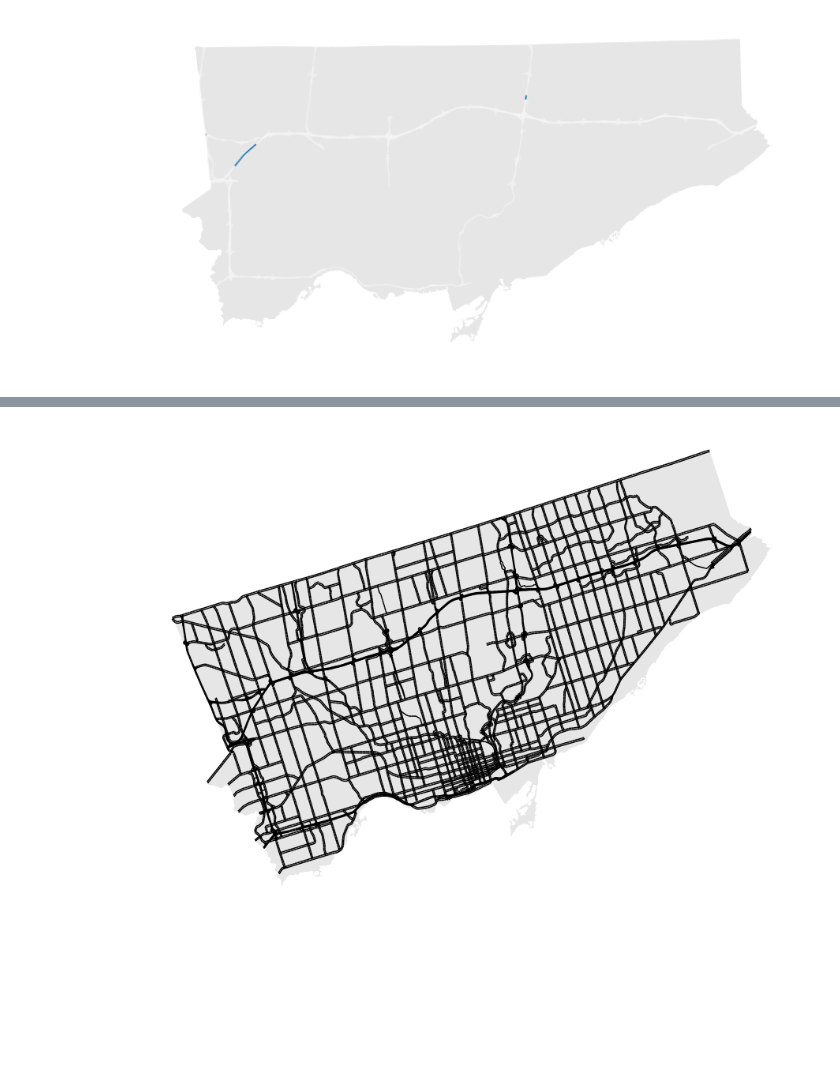
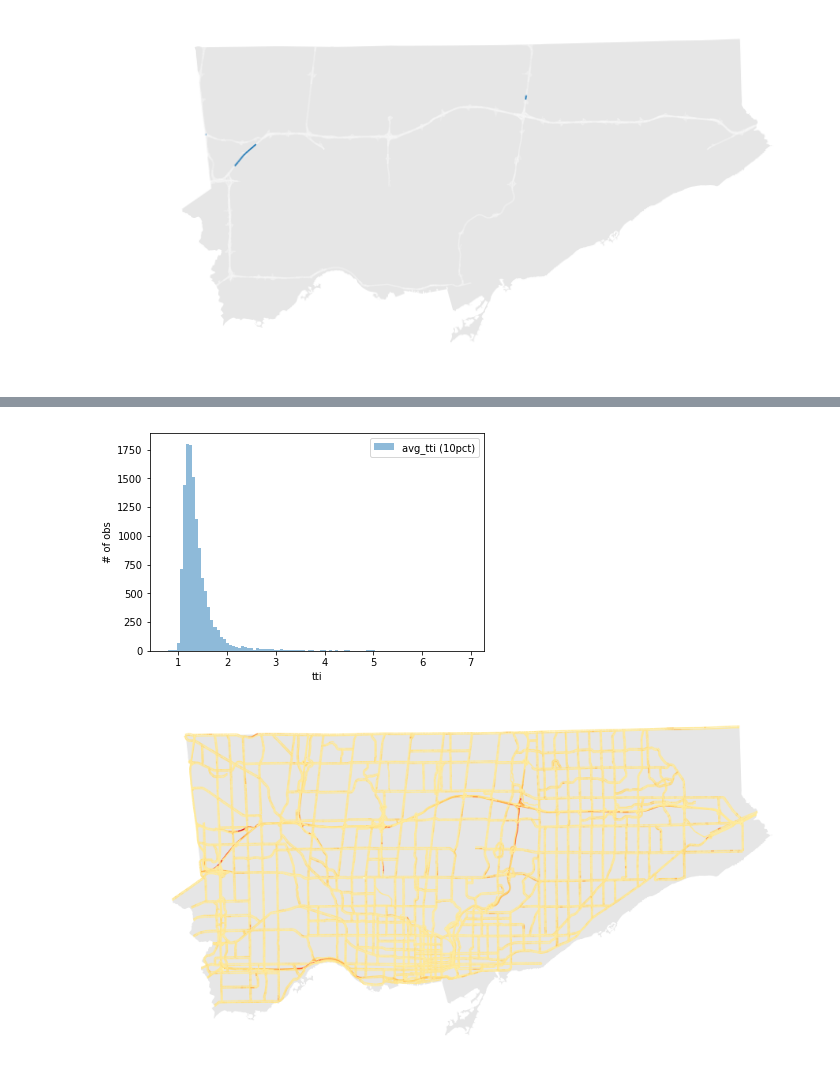
Before and after one commit to CityofToronto/bdit_congestion, a Jupyter notebook: congestion_data_aggregation/highway_deep_dive.ipynb, the cells around one changed output, grey strips where cells are left out. Drawn from its saved outputs; the diff is of its cells as text; code cells hidden in the pictures; blank space fills up the shorter version.

Commit message:
FINALLY map offset lines with geopandas

```diff
--- a/congestion_data_aggregation/highway_deep_dive.ipynb
+++ b/congestion_data_aggregation/highway_deep_dive.ipynb
@@ -550,15 +553,37 @@ ax.set_axis_off()
+# %%
+tti_am = '''
+                with temp as (select segment_id, avg(tti) as avg_tti, avg(tti_corr) as tti_corr, geom from congestion.metrics_v4_2019_af_v2
+                 inner join congestion.segments_v4 using (segment_id)
+                 where time_bin <@ '[07:00:00, 10:00:00]'::timerange
+                 group by segment_id, geom   )
+                select segment_id, st_offsetcurve(st_linemerge(geom), 0.0005) as geom , avg_tti as diffs from temp
+                where st_geometrytype(st_linemerge(geom)) = 'ST_LineString' and
+                st_geometrytype(st_offsetcurve(st_linemerge(geom), 0.0005)) = 'ST_LineString' and st_astext(st_offsetcurve(st_linemerge(geom), 0.0005)) != 'LINESTRING EMPTY'
+                '''
+segments = gpd.GeoDataFrame.from_postgis(tti_am, con, geom_col='geom')
+segments = segments.to_crs({'init' :'epsg:26917'})
+for index, row in segments.iterrows():
+    rotated = shapely.affinity.rotate(row['geom'], angle=-17.5, origin = Point(0, 0))
+    segments.at[index, 'geom'] = rotated
+# %%
+tti = pd.read_sql('''select segment_id, avg(tti) as avg_tti, avg(tti_corr) as tti_corr, geom from congestion.metrics_v4_2019_af_v2
+                     inner join congestion.segments_v4 using (segment_id)
+                     where time_bin <@ '[07:00:00, 10:00:00]'::timerange
+                     group by segment_id, geom    ''', con)
+plt.hist(tti.avg_tti, 100, alpha=0.5, label='avg_tti (10pct)')
+plt.xlabel('tti')
+plt.ylabel('# of obs')
+#plt.xlim(0, 14)
+plt.legend(loc='upper right')
+plt.show()
+# %% [output]
+[figure, added]
 # %%
-big_diff_pm = '''select segment_id, st_offsetcurve(st_linemerge(geom), 0.0005) as geom , 1 as diffs from congestion.segments_v4
-                where st_geometrytype(st_linemerge(geom)) = 'ST_LineString' and st_astext(st_offsetcurve(st_linemerge(geom), 0.0005)) != 'LINESTRING EMPTY'
-                '''
-segments = gpd.GeoDataFrame.from_postgis(big_diff_pm, con, geom_col='geom')
-segments = segments.to_crs({'init' :'epsg:3857'})
-f, ax = plt.subplots(1, figsize=(15,15))
-
+f, ax = plt.subplots(figsize=(15,15))
 basemap.plot(ax=ax, color = 'grey', alpha=0.2)
 #highway.plot(ax=ax, color = 'white', alpha = 0.2)
-#segments.plot(column = 'diffs', ax=ax, vmin=0, vmax = 12, cmap='YlOrRd' )
-segments.plot(ax=ax, color = 'black')
+segments.plot(column = 'diffs', ax=ax, vmin=0, vmax = 8, cmap='YlOrRd' )
+#segments.plot(ax=ax, color = 'black')
 ax.set_axis_off()
 # %% [output]
-[figure, old version]
+[figure, new version]
```
Also changed, not shown: parts of 3 cells of this notebook.
